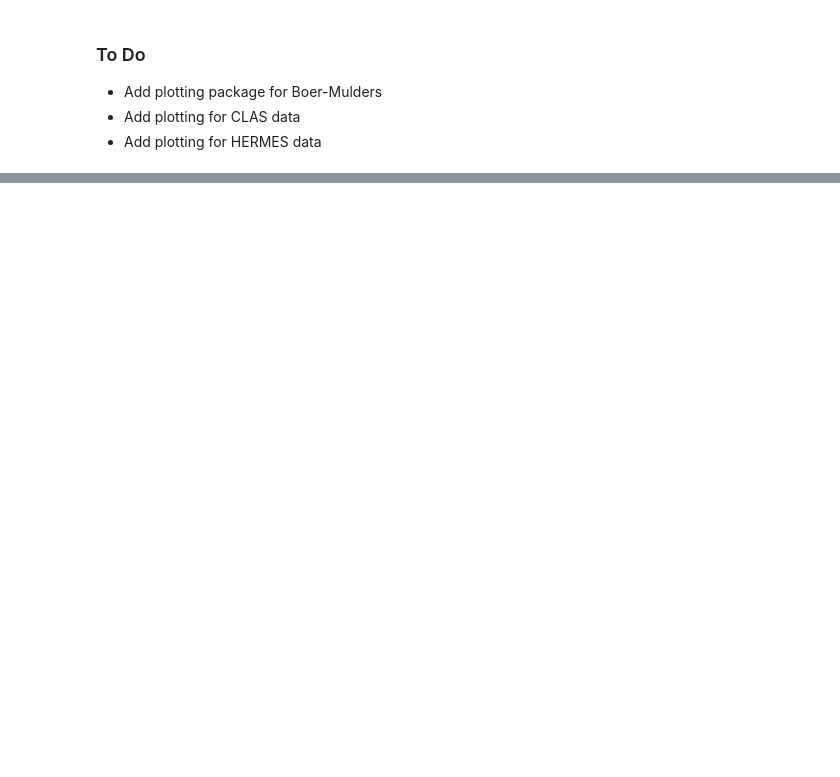
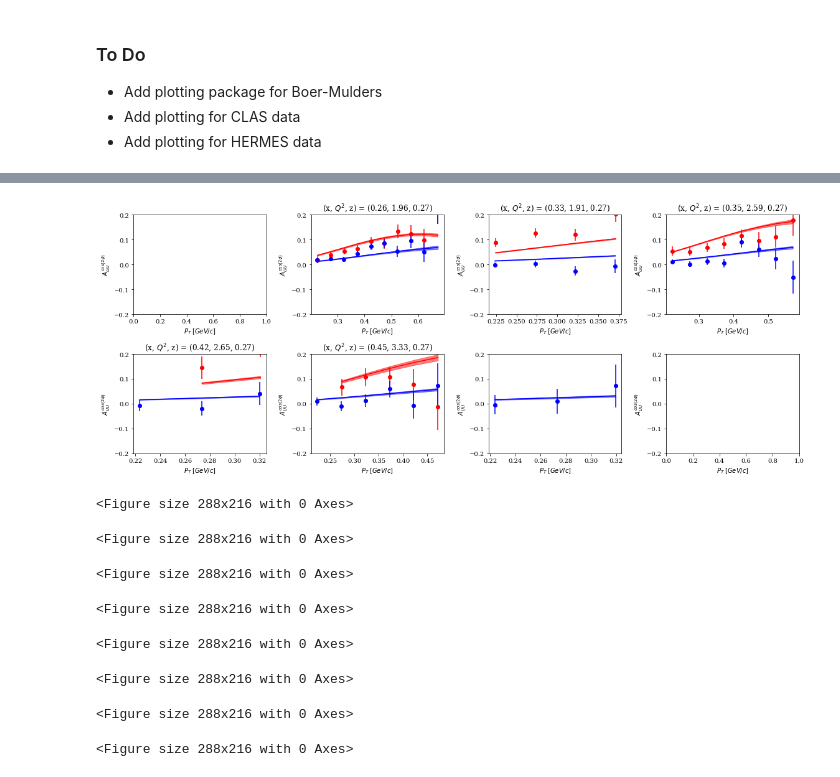
Before and after one commit to zack0179/transfer, a Jupyter notebook: fitlab/notebooks/boermulders-clas.ipynb, the cells around one changed output, grey strips where cells are left out. Saved outputs shown, nothing was run; the diff lists cells and outputs as text; code cells hidden in the pictures; blank space fills up the shorter version.

```diff
--- a/fitlab/notebooks/boermulders-clas.ipynb
+++ b/fitlab/notebooks/boermulders-clas.ipynb
@@ -287,0 +414,5 @@ plot(['boermulders','s N','s a','s b'])
+# %%
+q2_bins = np.unique(data[7002].q2_bin)
+x_bins = np.unique(data[7002].x_bin)
+pt_bins = np.unique(data[7002].pt_bin)
+z_bins = np.unique(data[7002].z_bin)
@@ -287,0 +467,28 @@ plot(['boermulders','s N','s a','s b'])
+# %%
+nx = len(x_bins)
+nq = len(q2_bins)
+
+ncol = 4
+nrow = np.ceil(nx * nq / ncol) + 1
+
+fig = plt.figure( figsize=(4*ncol, 3*nrow) )
+
+for xb in x_bins:
+    for qb in q2_bins:
+
+        pad_index =  qb + (xb-1)*nq + 1
+        ax = fig.add_subplot(nrow, ncol, pad_index)
+        plot_clas_pt(data[7002], data[7003], xb, qb, 5, ax)
+
+fig.tight_layout()
+fig.savefig('/home/dmriser/Pictures/boermulders-clas-obs-with-hermes.pdf', bbox_inches='tight')
+# %% [output]
+[figure, added]
+<Figure size 288x216 with 0 Axes>
+<Figure size 288x216 with 0 Axes>
+<Figure size 288x216 with 0 Axes>
+<Figure size 288x216 with 0 Axes>
+<Figure size 288x216 with 0 Axes>
+<Figure size 288x216 with 0 Axes>
+<Figure size 288x216 with 0 Axes>
+<Figure size 288x216 with 0 Axes>
```
Also changed, not shown: parts of 21 cells of this notebook, 1 other file.
